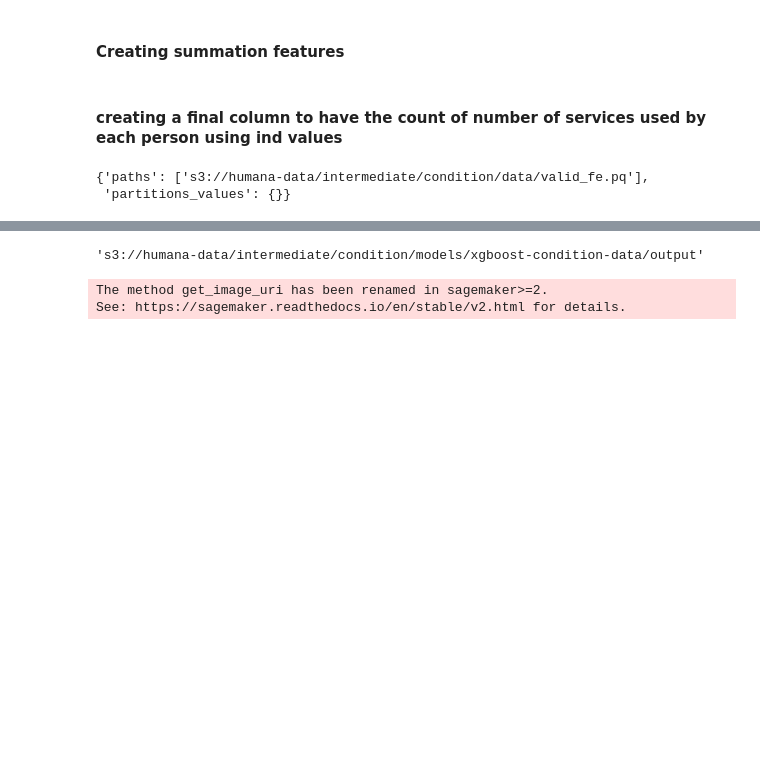
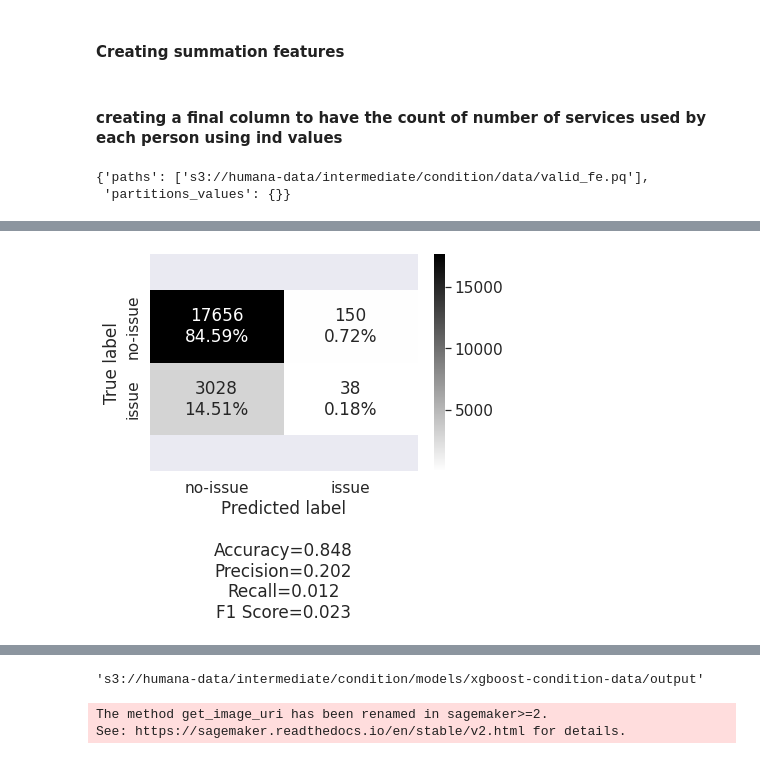
Before and after one commit to aditya-karampudi/Humana_Challenge, a Jupyter notebook: notebooks/Model_categories/Condition_features.ipynb, the cells around one changed output, grey strips where cells are left out. Saved outputs shown, nothing was run; the diff lists cells and outputs as text; code cells hidden in the pictures; blank space fills up the shorter version.

Commit message:
Added test model code
Added code for testing the model one new data and also an in-house training code for xgb

```diff
--- a/notebooks/Model_categories/Condition_features.ipynb
+++ b/notebooks/Model_categories/Condition_features.ipynb
@@ -140,0 +204,3 @@ wr.s3.to_parquet(valid_df, path = f's3://{bucket}/{prefix_data}/{filename_valid}
+# %%
+X_valid = valid_model_df.drop(columns= ['transportation_issues'])
+y_valid = valid_model_df[valid_model_df.index.isin(X_valid.index)]['transportation_issues'].astype(int)
@@ -140,0 +223,16 @@ wr.s3.to_parquet(valid_df, path = f's3://{bucket}/{prefix_data}/{filename_valid}
+# %%
+# Hyperparameter tuning grid
+params = {'min_child_weight': [5],
+        'gamma': [1.5],
+        'subsample': [0.8],
+        'colsample_bytree': [0.8],
+        'max_depth': [4]}
+
+from sklearn.model_selection import GridSearchCV
+from xgboost.sklearn import XGBClassifier
+# Initialize XGBoost model, use growth tree algorithm similar to lightgbm
+bst = XGBClassifier(n_jobs=-1,grow_policy='lossguide',tree_method ='hist',n_estimators=150)
+# Gridsearch on parameter grid, use AUC to determine the best model
+cv = GridSearchCV(bst, params)
+# Fit model on the training data, track logloss on training and validing set
+cv.fit(X_train, y_train,eval_metric='logloss',eval_set=[(X_train,y_train),(X_valid,y_valid)],verbose=False)
@@ -140,0 +244,74 @@ wr.s3.to_parquet(valid_df, path = f's3://{bucket}/{prefix_data}/{filename_valid}
+# %%
+import cf_matrix
+from cf_matrix import make_confusion_matrix
+from sklearn.metrics import confusion_matrix,accuracy_score
+
+y_xg_pred_valid = cv.best_estimator_.predict(X_valid)
+y_xg_pred_train = cv.best_estimator_.predict(X_train)
+
+print(metrics.accuracy_score(y_valid, y_xg_pred_valid))
+print(metrics.accuracy_score(y_train, y_xg_pred_train))
+
+
+cm = confusion_matrix(y_valid, y_xg_pred_valid)
+plt.figure(figsize=(20,15))
+sns.set(font_scale=1.4) # for label size
+make_confusion_matrix(cm, group_names=['no- issue','issue'],categories=['no-issue','issue'], cmap='binary')
+b, t = plt.ylim() # discover the values for bottom and top
+b += 0.5 # Add 0.5 to the bottom
+t -= 0.5 # Subtract 0.5 from the top
+plt.ylim(b, t)
+plt.show()
+
+import joblib
+
+# Print out the best parameters
+cv.best_params_
+
+#save model
+joblib.dump(cv.best_estimator_, 'xgb.model')
+
+
+#load saved model
+xgb = joblib.load('xgb.model')
+
+
+import sklearn.metrics as metrics
+# calculate the fpr and tpr for all thresholds of the classification
+probs = xgb.predict_proba(X_valid)
+preds = probs[:,1]
+# preds = [1]*17119
+fpr, tpr, threshold = metrics.roc_curve(y_valid, preds)
+roc_auc = metrics.auc(fpr, tpr)
+# method I: plt
+import matplotlib.pyplot as plt
+plt.title('Receiver Operating Characteristic')
+plt.plot(fpr, tpr, 'b', label = 'AUC = %0.2f' % roc_auc)
+plt.legend(loc = 'lower right')
+plt.plot([0, 1], [0, 1],'r--')
+plt.xlim([0, 1])
+plt.ylim([0, 1])
+plt.ylabel('True Positive Rate')
+plt.xlabel('False Positive Rate')
+plt.show()
+
+
+# retrieve performance metrics
+results = xgb.evals_result()
+epochs = len(results['validation_0']['logloss'])
+x_axis = range(0, epochs)
+# plot log loss
+fig, ax = plt.subplots()
+ax.plot(x_axis, results['validation_0']['logloss'], label='Train')
+ax.plot(x_axis, results['validation_1']['logloss'], label='Test')
+ax.legend()
+plt.ylabel('Log Loss')
+plt.title('XGBoost Log Loss');
+
+# Feature importance plot
+feature_importance = pd.DataFrame({'feature':xgb.get_booster().feature_names, 'importance':xgb.feature_importances_}).sort_values('importance',ascending=False).reset_index().drop(columns='index')
+fig, ax = plt.subplots()
+fig.set_size_inches(8.27,15)
+plt.title('Feature Importance Plot')
+sns.barplot(x='importance',y='feature',ax=ax,data=feature_importance[:50])
+# %% [output]
@@ -140,0 +321 @@ wr.s3.to_parquet(valid_df, path = f's3://{bucket}/{prefix_data}/{filename_valid}
+[figure, added]
```
Also changed, not shown: parts of 55 cells of this notebook, 2 other files.
